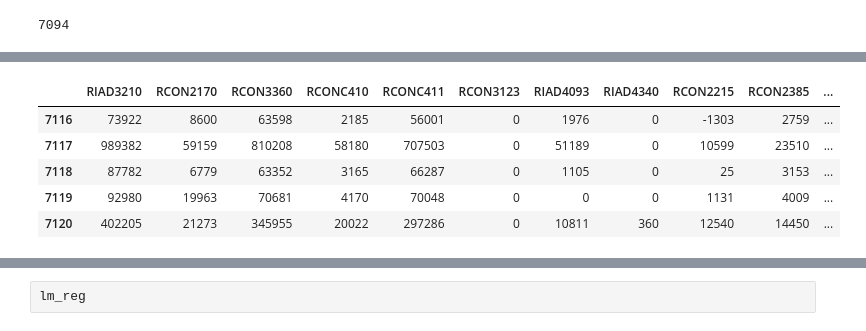
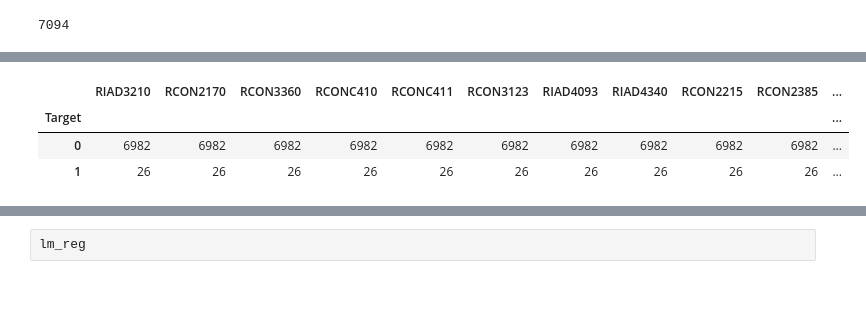
Before and after one commit to allaccountstaken/predicting_bank_distress, a Jupyter notebook: regression_banks_2010.ipynb, the cells around one changed output, grey strips where cells are left out. Drawn from its saved outputs; the diff is of its cells as text; code cells hidden in the pictures; blank space fills up the shorter version.

```diff
--- a/regression_banks_2010.ipynb
+++ b/regression_banks_2010.ipynb
@@ -268,12 +260,10 @@ all_banks_2010Q4_df.dropna(inplace=True)
+# %%
+all_banks_2010Q4_df.groupby(['Target']).count()
+# %% [output]
+|  | RIAD3210 | RCON2170 | RCON3360 | RCONC410 | RCONC411 | RCON3123 | RIAD4093 | RIAD4340 | RCON2215 | RCON2385 | ... |
+| Target |  |  |  |  |  |  |  |  |  |  | ... |
+| 0 | 6982 | 6982 | 6982 | 6982 | 6982 | 6982 | 6982 | 6982 | 6982 | 6982 | ... |
+| 1 | 26 | 26 | 26 | 26 | 26 | 26 | 26 | 26 | 26 | 26 | ... |
 # %%
 y = all_banks_2010Q4_df['Target']
 X = all_banks_2010Q4_df.drop(['Target', 'AsOfDate'], axis=1)
-# %%
-X.tail()
-# %% [output]
-|  | RIAD3210 | RCON2170 | RCON3360 | RCONC410 | RCONC411 | RCON3123 | RIAD4093 | RIAD4340 | RCON2215 | RCON2385 | ... |
-| 7116 | 73922 | 8600 | 63598 | 2185 | 56001 | 0 | 1976 | 0 | -1303 | 2759 | ... |
-| 7117 | 989382 | 59159 | 810208 | 58180 | 707503 | 0 | 51189 | 0 | 10599 | 23510 | ... |
-| 7118 | 87782 | 6779 | 63352 | 3165 | 66287 | 0 | 1105 | 0 | 25 | 3153 | ... |
-| 7119 | 92980 | 19963 | 70681 | 4170 | 70048 | 0 | 0 | 0 | 1131 | 4009 | ... |
-| 7120 | 402205 | 21273 | 345955 | 20022 | 297286 | 0 | 10811 | 360 | 12540 | 14450 | ... |
```
Also changed, not shown: parts of 24 cells of this notebook.
